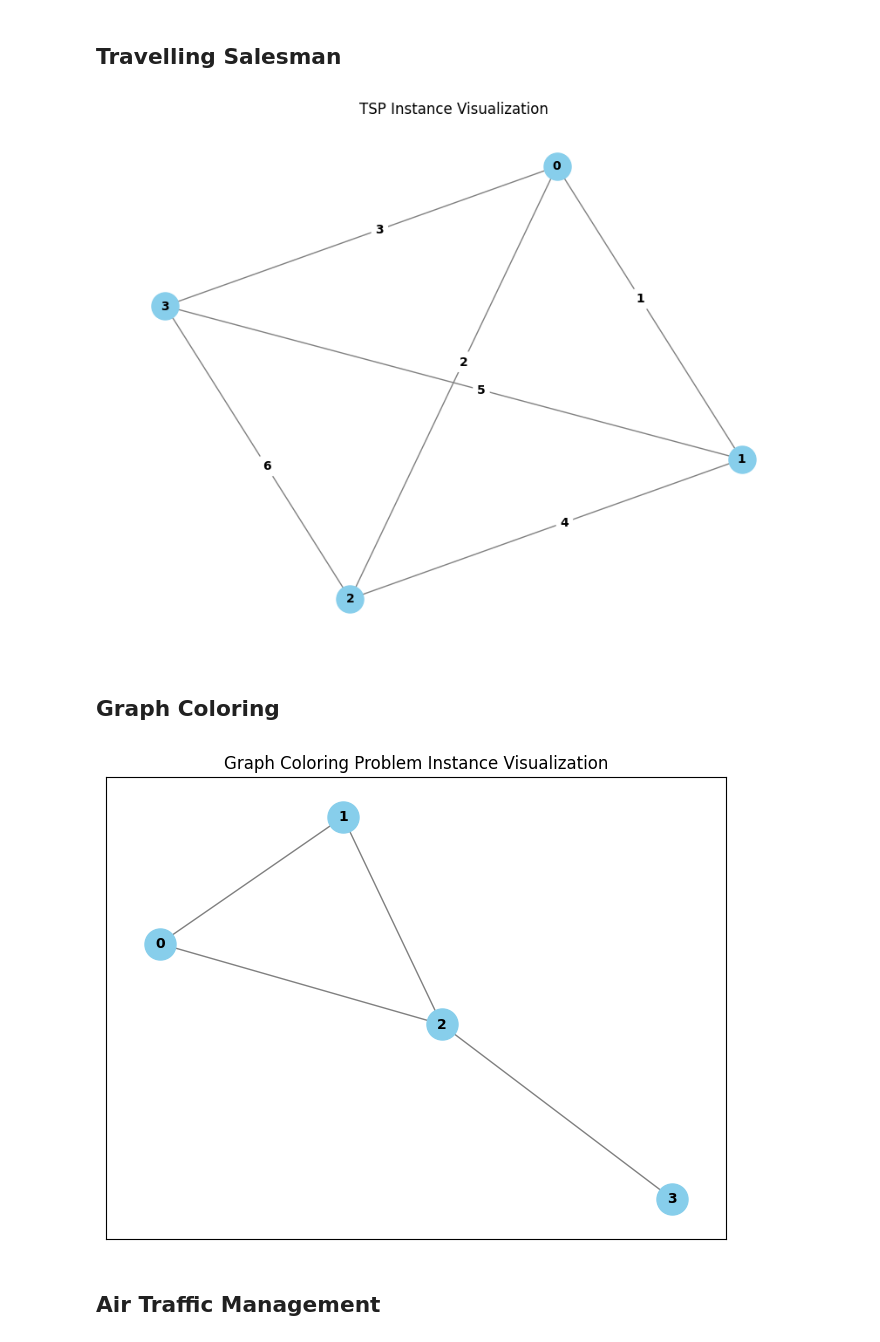
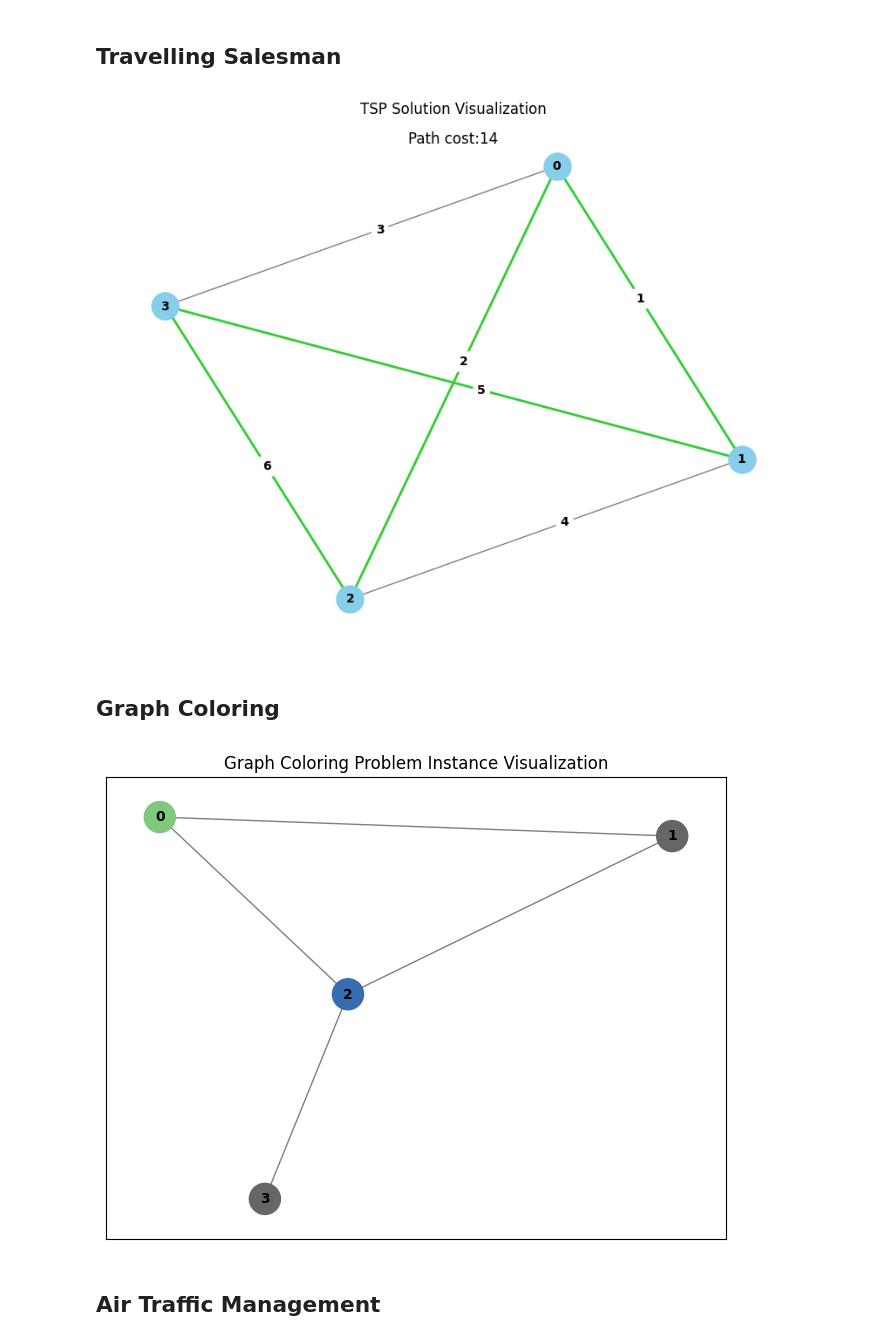
Before and after one commit to PCSS-Quantum/QLauncher, a Jupyter notebook: docs/tutorials/problem_types.ipynb, the cells around one changed output. Cells and saved outputs as stored; diff of their text form; code cells hidden in the pictures.

```diff
--- a/docs/tutorials/problem_types.ipynb
+++ b/docs/tutorials/problem_types.ipynb
@@ -48,16 +62,16 @@ ec.visualize()
 ## Travelling Salesman
 # %%
 tsp = TSP.from_preset('default')
-tsp.visualize()
+tsp.visualize('0100100000100001')
 # %% [output]
-[figure, old version]
+[figure, new version]
 # %% [markdown]
 ## Graph Coloring
 # %%
 gc = GraphColoring.from_preset('small')
-gc.visualize()
+gc.visualize([0,2,1,2])
 # %% [output]
-[figure, old version]
+[figure, new version]
 # %% [markdown]
 ## Air Traffic Management
 # %%
```
Also changed, not shown: parts of 20 cells of this notebook, 3 other files.
